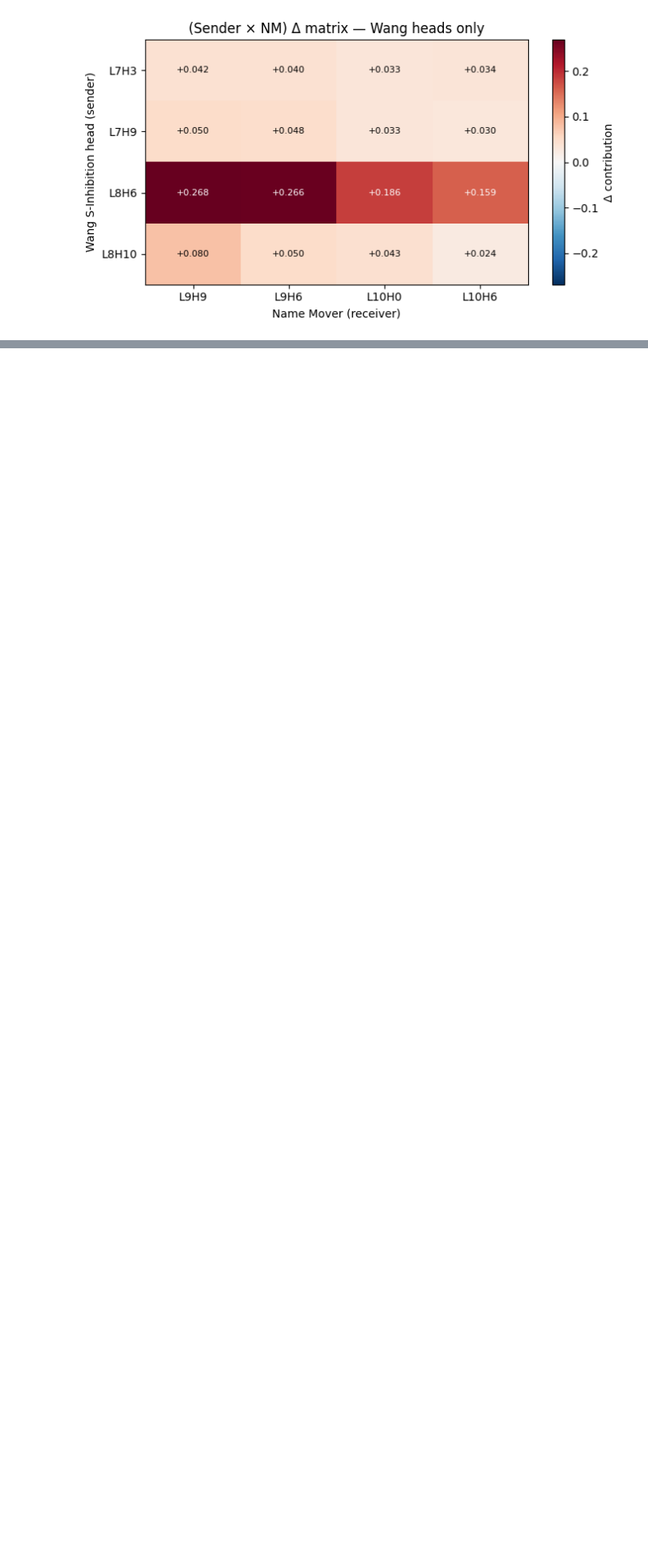
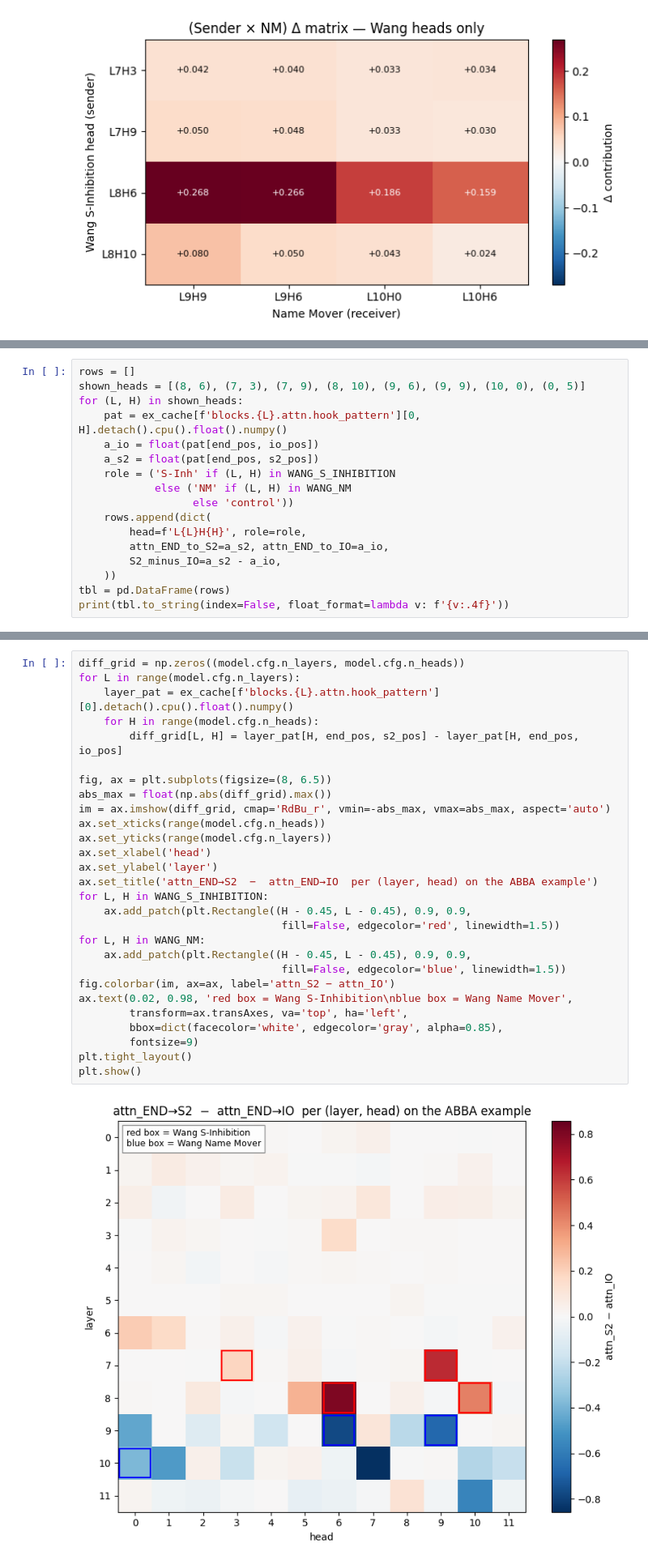
Before and after one commit to cam-berger/pythia-motif-emergence, a Jupyter notebook: notebooks/s_inhibition_proof.ipynb, the cells around one changed output, grey strips where cells are left out. Shown at 81% size. Cells and saved outputs as stored; diff of their text form; blank space fills up the shorter version.

```diff
--- a/notebooks/s_inhibition_proof.ipynb
+++ b/notebooks/s_inhibition_proof.ipynb
@@ -210,0 +335,17 @@ Compute the locked criterion under the resolved (NumPy) median convention and th
+# %%
+rows = []
+shown_heads = [(8, 6), (7, 3), (7, 9), (8, 10), (9, 6), (9, 9), (10, 0), (0, 5)]
+for (L, H) in shown_heads:
+    pat = ex_cache[f'blocks.{L}.attn.hook_pattern'][0, H].detach().cpu().float().numpy()
+    a_io = float(pat[end_pos, io_pos])
+    a_s2 = float(pat[end_pos, s2_pos])
+    role = ('S-Inh' if (L, H) in WANG_S_INHIBITION
+            else ('NM' if (L, H) in WANG_NM
+                  else 'control'))
+    rows.append(dict(
+        head=f'L{L}H{H}', role=role,
+        attn_END_to_S2=a_s2, attn_END_to_IO=a_io,
+        S2_minus_IO=a_s2 - a_io,
+    ))
+tbl = pd.DataFrame(rows)
+print(tbl.to_string(index=False, float_format=lambda v: f'{v:.4f}'))
@@ -210,0 +372,30 @@ Compute the locked criterion under the resolved (NumPy) median convention and th
+# %%
+diff_grid = np.zeros((model.cfg.n_layers, model.cfg.n_heads))
+for L in range(model.cfg.n_layers):
+    layer_pat = ex_cache[f'blocks.{L}.attn.hook_pattern'][0].detach().cpu().float().numpy()
+    for H in range(model.cfg.n_heads):
+        diff_grid[L, H] = layer_pat[H, end_pos, s2_pos] - layer_pat[H, end_pos, io_pos]
+
+fig, ax = plt.subplots(figsize=(8, 6.5))
+abs_max = float(np.abs(diff_grid).max())
+im = ax.imshow(diff_grid, cmap='RdBu_r', vmin=-abs_max, vmax=abs_max, aspect='auto')
+ax.set_xticks(range(model.cfg.n_heads))
+ax.set_yticks(range(model.cfg.n_layers))
+ax.set_xlabel('head')
+ax.set_ylabel('layer')
+ax.set_title('attn_END→S2  −  attn_END→IO  per (layer, head) on the ABBA example')
+for L, H in WANG_S_INHIBITION:
+    ax.add_patch(plt.Rectangle((H - 0.45, L - 0.45), 0.9, 0.9,
+                                fill=False, edgecolor='red', linewidth=1.5))
+for L, H in WANG_NM:
+    ax.add_patch(plt.Rectangle((H - 0.45, L - 0.45), 0.9, 0.9,
+                                fill=False, edgecolor='blue', linewidth=1.5))
+fig.colorbar(im, ax=ax, label='attn_S2 − attn_IO')
+ax.text(0.02, 0.98, 'red box = Wang S-Inhibition\nblue box = Wang Name Mover',
+        transform=ax.transAxes, va='top', ha='left',
+        bbox=dict(facecolor='white', edgecolor='gray', alpha=0.85),
+        fontsize=9)
+plt.tight_layout()
+plt.show()
+# %% [output]
+[figure, added]
```
Also changed, not shown: parts of 13 cells of this notebook, 1 other file.
